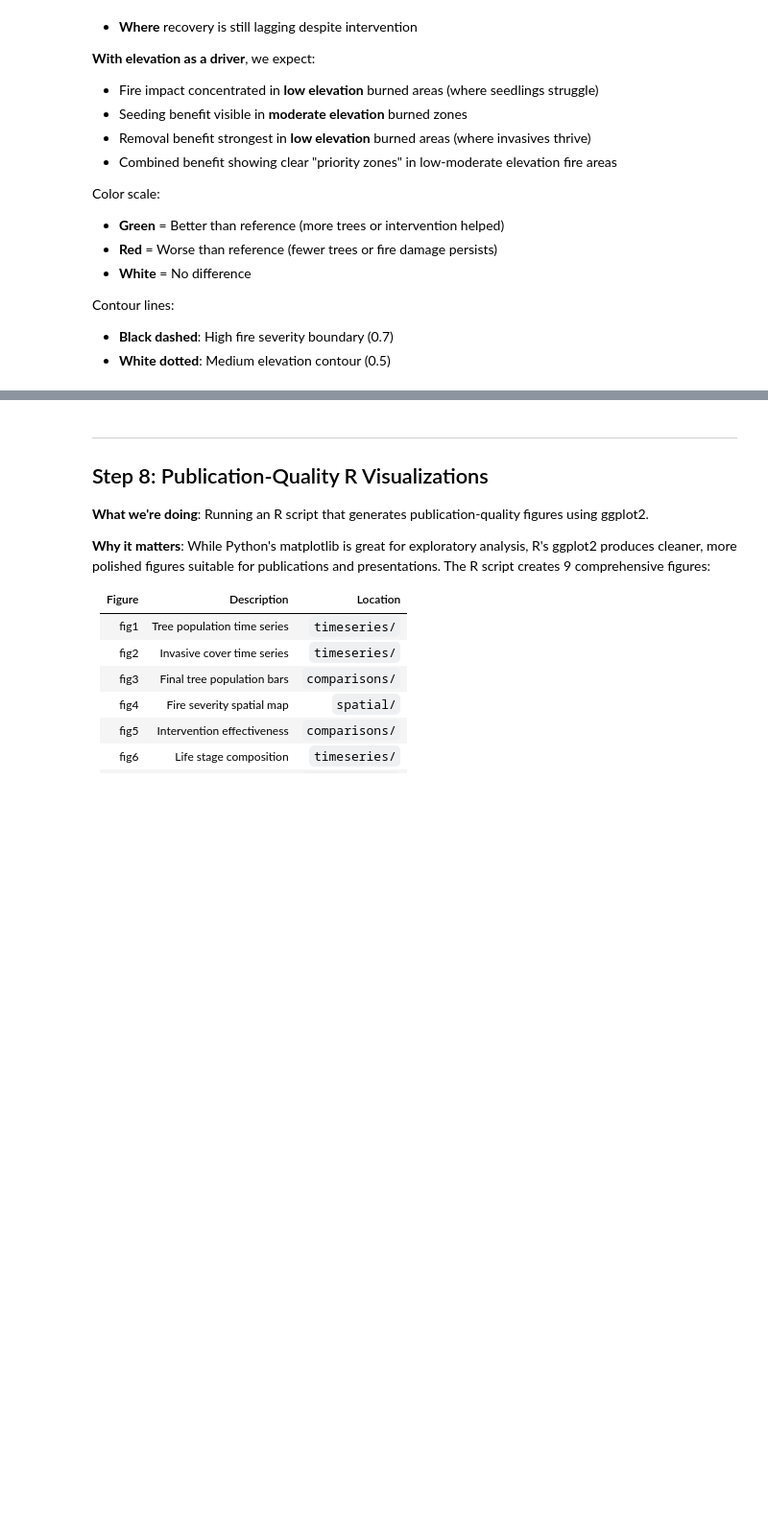
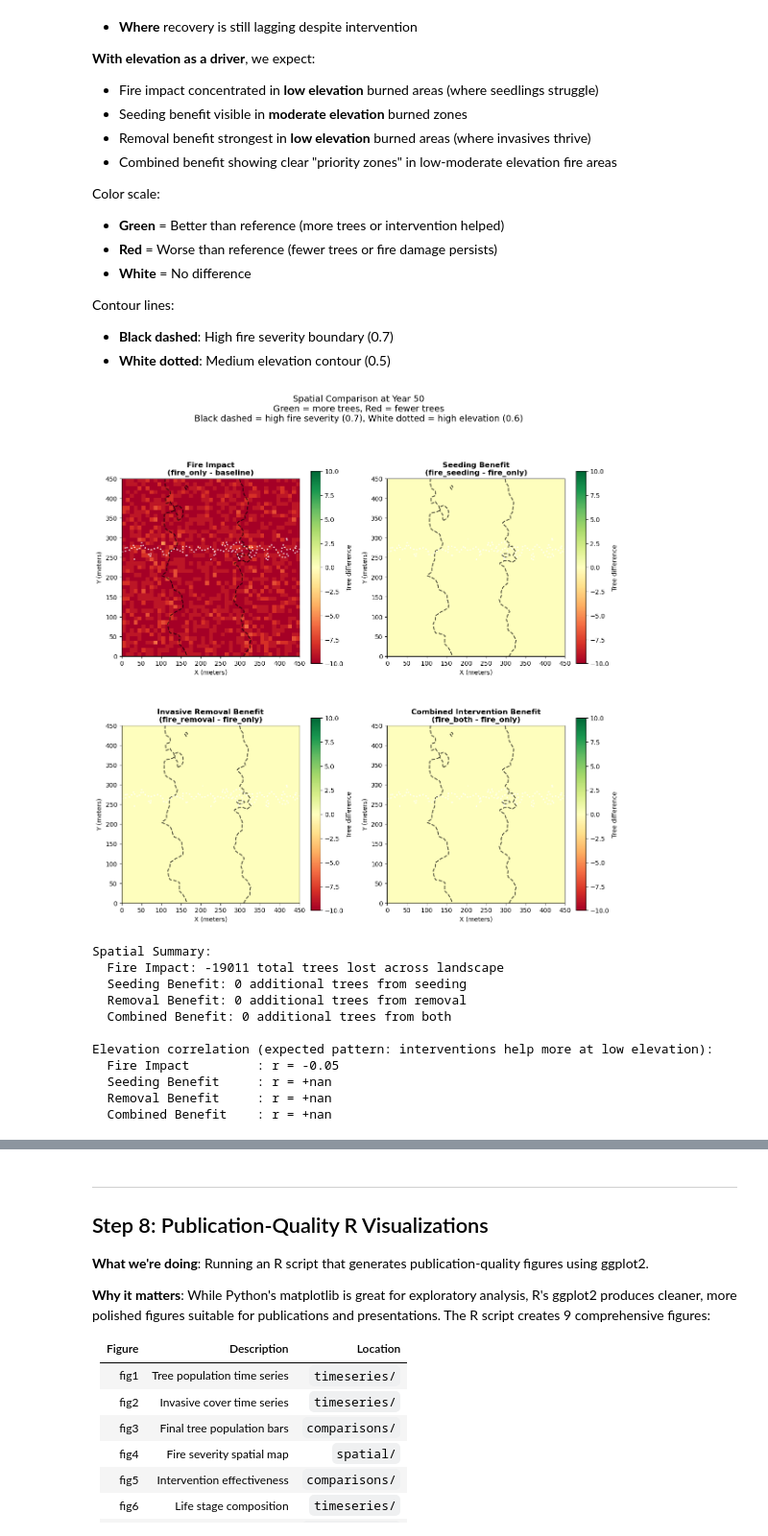
Before and after one commit to SchmidtDSE/josh-toolbox-demo, a Jupyter notebook: demo_workflow.ipynb, the cells around one changed output, grey strips where cells are left out. Shown at 96% size. Cells and saved outputs as stored; diff of their text form; code cells hidden in the pictures; blank space fills up the shorter version.

```diff
--- a/demo_workflow.ipynb
+++ b/demo_workflow.ipynb
@@ -652,13 +863,15 @@ print(f"\nModel: {MODEL_FILE}")
 print(f"Parameters: {PARAMS_CONFIG}")
 print(f"Fire data: {FIRE_DATA}")
 print(f"Elevation data: {ELEVATION_DATA}")
+print(f"Zone data: elevation_zone.jshd, fire_zone.jshd")
 print(f"\nScenarios: {', '.join(SCENARIOS)}")
 print()
 
 for scenario in SCENARIOS:
     print(f"--- Running: {scenario} ---")
 
-    # Run Josh simulation with both fire and elevation data
+    # Run Josh simulation with fire, elevation, AND zone data
+    # Zone data uses count units for reliable comparisons in Josh
     result = subprocess.run(
         [
             'java', '-jar', JOSH_JAR, 'run',
@@ -666,6 +879,8 @@ for scenario in SCENARIOS:
             '--data', f'scenario.jshc=configs/{scenario}.jshc',
             '--data', f'fire.jshd={FIRE_DATA}',
             '--data', f'elevation.jshd={ELEVATION_DATA}',
+            '--data', 'elevationZone.jshd=preprocessed/elevation_zone.jshd',
+            '--data', 'fireZone.jshd=preprocessed/fire_zone.jshd',
             MODEL_FILE, 'Main'
         ],
         capture_output=True, text=True
@@ -680,7 +895,7 @@ for scenario in SCENARIOS:
         else:
             print(f"    Warning: No output file generated")
     else:
-        print(f"    ERROR: {result.stderr[:200]}")
+        print(f"    ERROR: {result.stderr[:500]}")
 
 print()
 print("="*60)
@@ -971,8 +1227,8 @@ if data is not None:
         # Fire severity contour (high severity boundary)
         ax.contour(x_coords, y_coords, fire_severity, levels=[0.7],
                    colors=['black'], linestyles=['--'], linewidths=1.5, alpha=0.7)
-        # Elevation contour (high elevation boundary, using 60% threshold)
-        ax.contour(x_coords, y_coords, elevation, levels=[60],
+        # Elevation contour (high elevation boundary at 0.6)
+        ax.contour(x_coords, y_coords, elevation, levels=[0.6],
                    colors=['white'], linestyles=[':'], linewidths=2, alpha=0.9)
 
     # Plot 1: Fire Impact (fire_only - baseline)
@@ -1012,36 +1268,49 @@ if data is not None:
     # Plot 4: Combined Benefit (fire_both - fire_only)
     ax = axes[1, 1]
     im = ax.imshow(combined_benefit, cmap=cmap, norm=norm, origin='lower',
                    extent=[X_LOW, X_HIGH, Y_LOW, Y_HIGH])
     ax.set_title('Combined Intervention Benefit\n(fire_both - fire_only)', fontsize=12, fontweight='bold')
     ax.set_xlabel('X (meters)')
     ax.set_ylabel('Y (meters)')
     cbar = plt.colorbar(im, ax=ax, shrink=0.8)
     cbar.set_label('Tree difference', fontsize=10)
     add_contours(ax)
 
     plt.suptitle(f'Spatial Comparison at Year {max_step}\n'
                  f'Green = more trees, Red = fewer trees\n'
-                 f'Black dashed = high fire severity (0.7), White dotted = high elevation (60%)',
+                 f'Black dashed = high fire severity (0.7), White dotted = high elevation (0.6)',
                  fontsize=14, y=1.02)
     plt.tight_layout()
     plt.savefig('analysis/figures/spatial/spatial_difference_maps.png', dpi=150, bbox_inches='tight')
     plt.show()
 
     # Print summary statistics
     print("\nSpatial Summary:")
     print(f"  Fire Impact: {fire_impact.sum():.0f} total trees lost across landscape")
     print(f"  Seeding Benefit: {seeding_benefit.sum():.0f} additional trees from seeding")
     print(f"  Removal Benefit: {removal_benefit.sum():.0f} additional trees from removal")
     print(f"  Combined Benefit: {combined_benefit.sum():.0f} additional trees from both")
 
-    # Calculate correlation with elevation (scale to 0-1 for correlation)
-    elev_flat = (elevation / 100).flatten()
+    # Calculate correlation with elevation
+    elev_flat = elevation.flatten()
     print("\nElevation correlation (expected pattern: interventions help more at low elevation):")
     for name, diff in [('Fire Impact', fire_impact), ('Seeding Benefit', seeding_benefit),
                        ('Removal Benefit', removal_benefit), ('Combined Benefit', combined_benefit)]:
         corr = np.corrcoef(elev_flat, diff.flatten())[0, 1]
         print(f"  {name:20s}: r = {corr:+.2f}")
+# %% [output]
+[figure, added]
+Spatial Summary:
+  Fire Impact: -19011 total trees lost across landscape
+  Seeding Benefit: 0 additional trees from seeding
+  Removal Benefit: 0 additional trees from removal
+  Combined Benefit: 0 additional trees from both
+
+Elevation correlation (expected pattern: interventions help more at low elevation):
+  Fire Impact         : r = -0.05
+  Seeding Benefit     : r = +nan
+  Removal Benefit     : r = +nan
+  Combined Benefit    : r = +nan
 # %%
 # Export combined results
 if data is not None:
```
Also changed, not shown: parts of 23 cells of this notebook.
